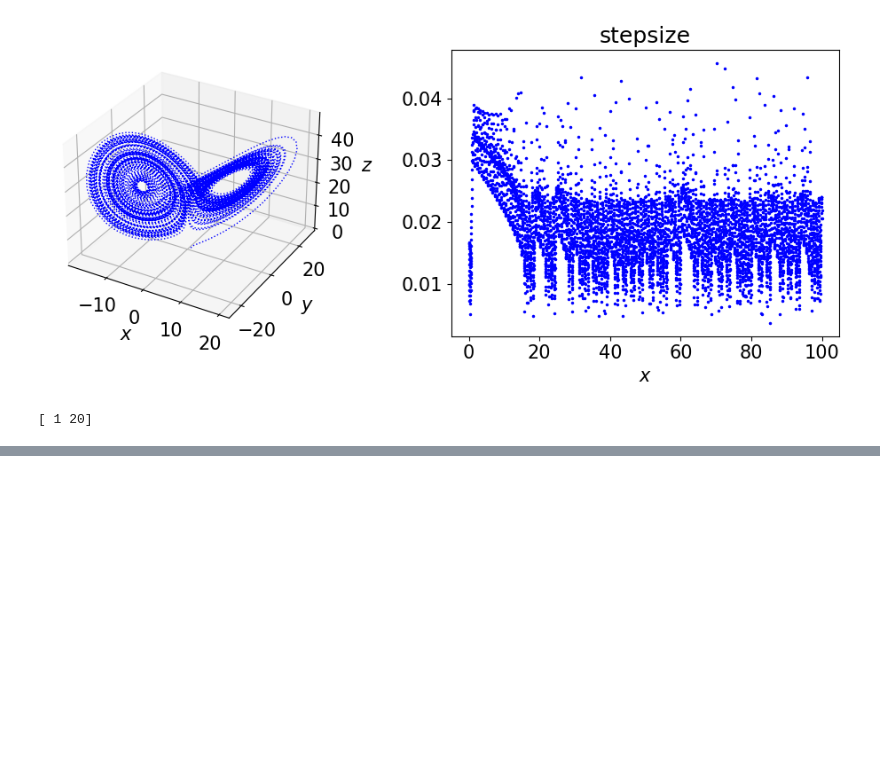
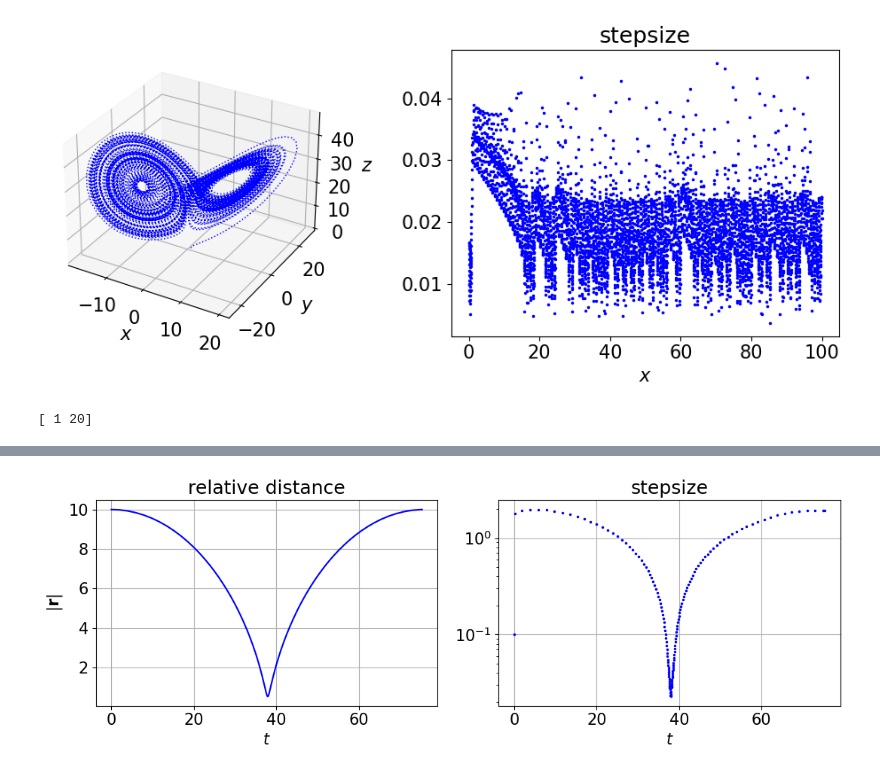
Before and after one commit to La-Folia/Numerical-Analysis, a Jupyter notebook: Integration_of_ODEs/Adaptive_Stepsize_Control.ipynb, the cells around one changed output, grey strips where cells are left out. Drawn from its saved outputs; the diff is of its cells as text; code cells hidden in the pictures; blank space fills up the shorter version.

```diff
--- a/Integration_of_ODEs/Adaptive_Stepsize_Control.ipynb
+++ b/Integration_of_ODEs/Adaptive_Stepsize_Control.ipynb
@@ -174,0 +270,20 @@ if type(rel_err) is not float:
+# %%
+plt.figure(figsize=[11, 4])
+
+plt.subplot(1, 2, 1)
+plt.plot(t, [np.sqrt(x**2 + y**2) for x, y in rr], "-b", ms = 3)
+plt.xlabel("$t$")
+plt.ylabel("$|\\mathbf{r}|$")
+plt.title("relative distance")
+plt.grid()
+
+plt.subplot(1, 2, 2)
+plt.semilogy(t, h, ".b", ms=3)
+plt.xlabel("$t$")
+plt.title("stepsize")
+plt.grid()
+
+plt.tight_layout()
+plt.show()
+# %% [output]
+[figure, added]
```
Also changed, not shown: parts of 6 cells of this notebook, 1 other file.
